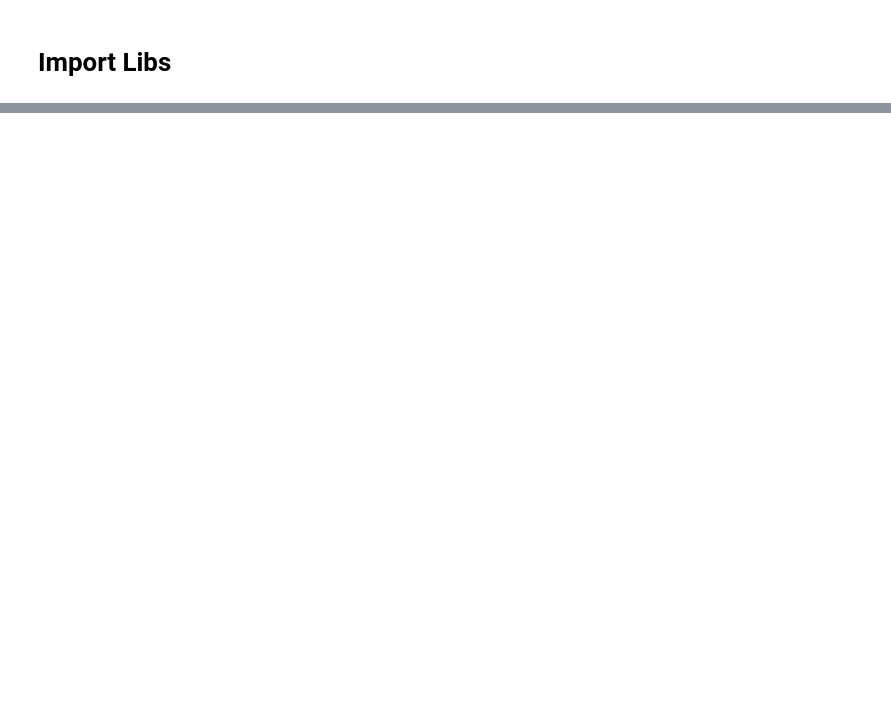
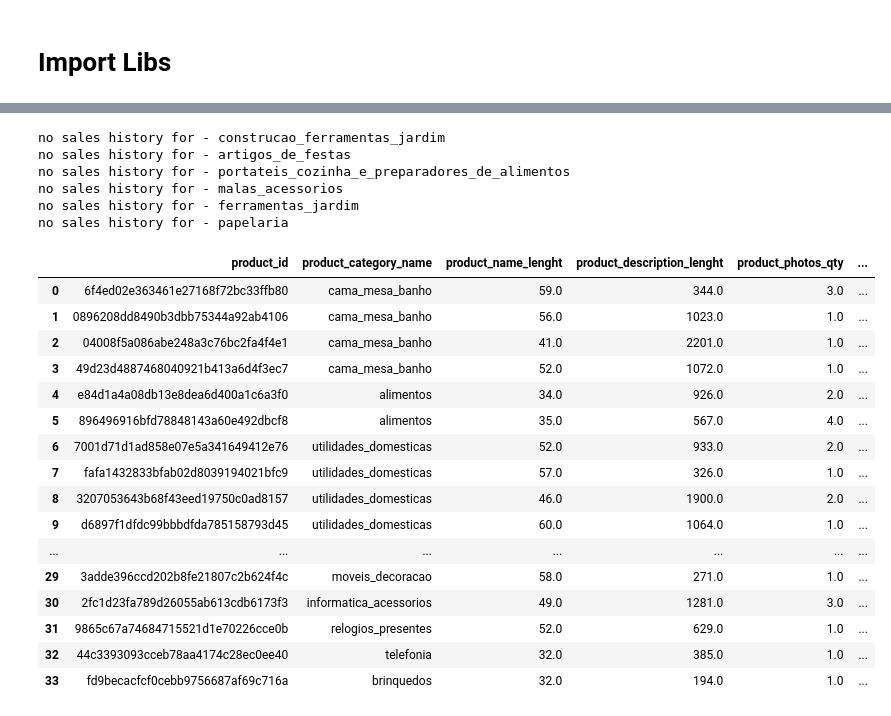
Before and after one commit to senolcemhan98/SMART-IT-Business, a Jupyter notebook: Task-1.ipynb, the cells around one changed output, grey strips where cells are left out. Drawn from its saved outputs; the diff is of its cells as text; code cells hidden in the pictures; blank space fills up the shorter version.

```diff
--- a/Task-1.ipynb
+++ b/Task-1.ipynb
@@ -8,5 +20,3 @@ orders = pd.read_csv('./S_Data/orders.csv')
 products = pd.read_csv('./S_Data/products.csv')
 product_categories = pd.read_csv('./S_Data/product_category_name_translation.csv')
 order_items = pd.read_csv('./S_Data/order_items.csv')
-# %%
-products = products.drop(products[products['product_category_name'].isna()].index)
@@ -25,0 +114,4 @@ orders['order_purchase_timestamp'].min(), orders['order_purchase_timestamp'].max
+# %%
+predictions_df['date'] = predictions_df['date'].dt.date.astype('O')
+pred_test_data  = predictions_df.merge(test_data_daily,on=['product_id','date'],how='left')
+pred_test_data[pred_test_data['demand']>=2].head()
@@ -25,0 +145,69 @@ orders['order_purchase_timestamp'].min(), orders['order_purchase_timestamp'].max
+# %%
+new_products = products[products['product_id'].isin(new_product_data['product_id'].unique())]
+regular_products = products[(products['product_id'].isin(new_product_data['product_id'].unique())==False) & (products['product_id'].isin(predictions_df['product_id'].unique()))]
+# regular_products : if has sales and not a new prod
+
+# Columns to consider for nearest neighbor matching
+numerical_columns = ["product_weight_g", "product_length_cm", "product_height_cm", "product_width_cm"]
+
+# Initialize a list to store results
+results = []
+
+# Iterate through each unique category
+for category in new_products['product_category_name'].unique():
+    # print(category)
+    # Filter existing products and new products by category
+    category_existing = regular_products[regular_products['product_category_name'] == category]
+    category_new = new_products[new_products['product_category_name'] == category]
+
+    # Extract the numerical columns
+    X = category_existing[numerical_columns]
+    new_X = category_new[numerical_columns]
+
+    try:
+        # Normalize the data
+        scaler = StandardScaler()
+        X_scaled = scaler.fit_transform(X)
+        new_X_scaled = scaler.transform(new_X)
+
+
+        # Fit the Nearest Neighbors model
+        nbrs = NearestNeighbors(n_neighbors=1, algorithm='auto').fit(X_scaled)
+        distances, indices = nbrs.kneighbors(new_X_scaled)
+
+        # Prepare results for the current category
+        category_new['nearest_neighbor_id'] = category_existing.iloc[indices.flatten()]['product_id'].values
+        category_new['distance_to_nearest'] = distances.flatten()
+        results.append(category_new)
+
+    except:
+        print(f'no sales history for - {category}  ')
+
+# Combine results for all categories
+matched_products = pd.concat(results, ignore_index=True)
+
+matched_products
+# %% [output]
+no sales history for - construcao_ferramentas_jardim
+no sales history for - artigos_de_festas
+no sales history for - portateis_cozinha_e_preparadores_de_alimentos
+no sales history for - malas_acessorios
+no sales history for - ferramentas_jardim
+no sales history for - papelaria
+|  | product_id | product_category_name | product_name_lenght | product_description_lenght | product_photos_qty | ... |
+| 0 | 6f4ed02e363461e27168f72bc33ffb80 | cama_mesa_banho | 59.0 | 344.0 | 3.0 | ... |
+| 1 | 0896208dd8490b3dbb75344a92ab4106 | cama_mesa_banho | 56.0 | 1023.0 | 1.0 | ... |
+| 2 | 04008f5a086abe248a3c76bc2fa4f4e1 | cama_mesa_banho | 41.0 | 2201.0 | 1.0 | ... |
+| 3 | 49d23d4887468040921b413a6d4f3ec7 | cama_mesa_banho | 52.0 | 1072.0 | 1.0 | ... |
+| 4 | e84d1a4a08db13e8dea6d400a1c6a3f0 | alimentos | 34.0 | 926.0 | 2.0 | ... |
+| 5 | 896496916bfd78848143a60e492dbcf8 | alimentos | 35.0 | 567.0 | 4.0 | ... |
+| 6 | 7001d71d1ad858e07e5a341649412e76 | utilidades_domesticas | 52.0 | 933.0 | 2.0 | ... |
+| 7 | fafa1432833bfab02d8039194021bfc9 | utilidades_domesticas | 57.0 | 326.0 | 1.0 | ... |
+| 8 | 3207053643b68f43eed19750c0ad8157 | utilidades_domesticas | 46.0 | 1900.0 | 2.0 | ... |
+| 9 | d6897f1dfdc99bbbdfda785158793d45 | utilidades_domesticas | 60.0 | 1064.0 | 1.0 | ... |
+| ... | ... | ... | ... | ... | ... | ... |
+| 29 | 3adde396ccd202b8fe21807c2b624f4c | moveis_decoracao | 58.0 | 271.0 | 1.0 | ... |
+| 30 | 2fc1d23fa789d26055ab613cdb6173f3 | informatica_acessorios | 49.0 | 1281.0 | 3.0 | ... |
+| 31 | 9865c67a74684715521d1e70226cce0b | relogios_presentes | 52.0 | 629.0 | 1.0 | ... |
+| 32 | 44c3393093cceb78aa4174c28ec0ee40 | telefonia | 32.0 | 385.0 | 1.0 | ... |
+| 33 | fd9becacfcf0cebb9756687af69c716a | brinquedos | 32.0 | 194.0 | 1.0 | ... |
```
Also changed, not shown: parts of 19 cells of this notebook, 1 other file.
